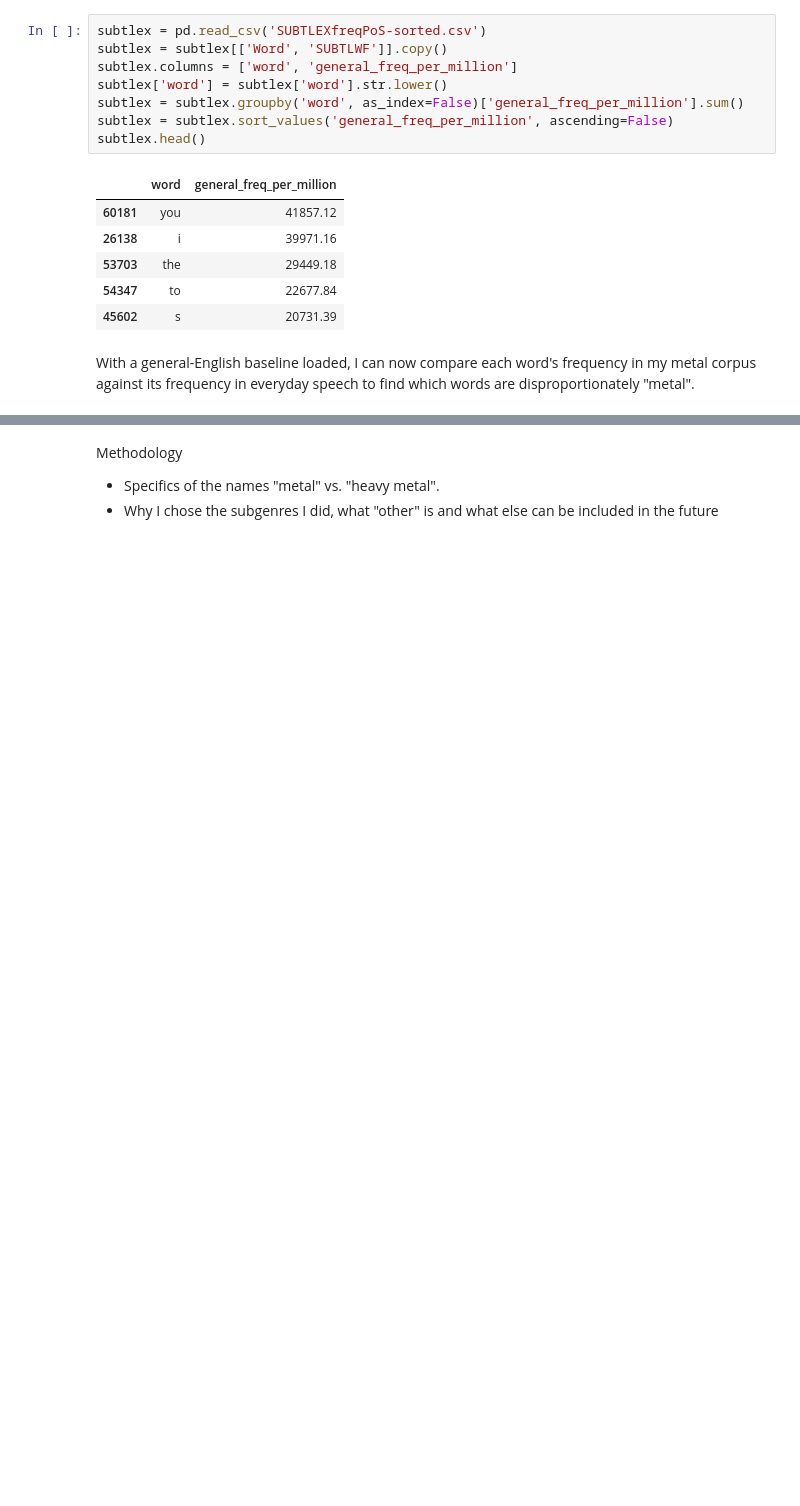
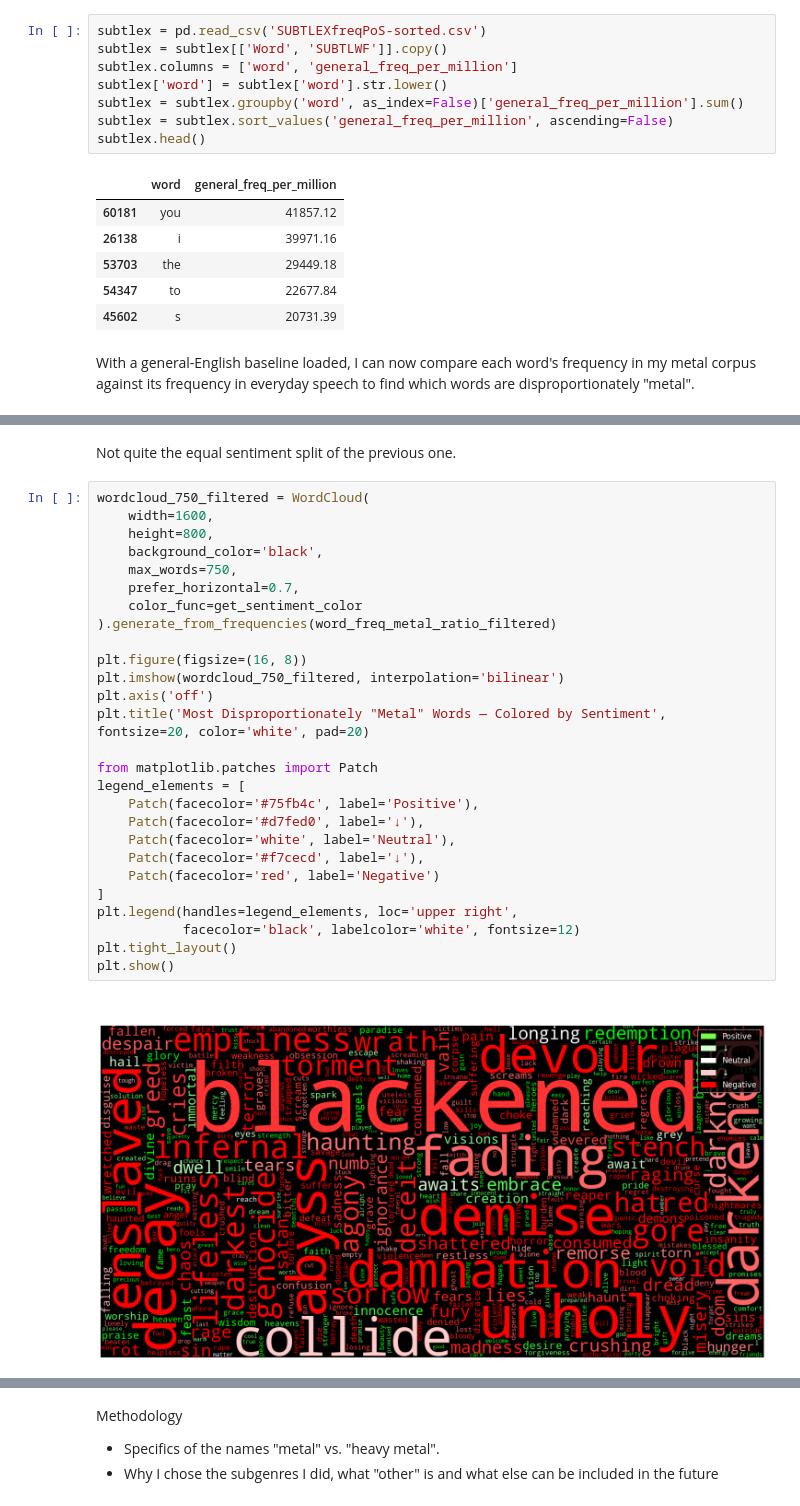
Before and after one commit to wanderson33245/The-Metal-Corpus, a Jupyter notebook: The Metal Corpus.ipynb, the cells around one changed output, grey strips where cells are left out. Drawn from its saved outputs; the diff is of its cells as text; blank space fills up the shorter version.

```diff
--- a/The Metal Corpus.ipynb
+++ b/The Metal Corpus.ipynb
@@ -770,0 +888,31 @@ df_metal_vs_general.head(TOP_N)[['word', 'metal_total', 'metal_freq_per_million'
+# %% [markdown]
+Not quite the equal sentiment split of the previous one.
+# %%
+wordcloud_750_filtered = WordCloud(
+    width=1600,
+    height=800,
+    background_color='black',
+    max_words=750,
+    prefer_horizontal=0.7,
+    color_func=get_sentiment_color
+).generate_from_frequencies(word_freq_metal_ratio_filtered)
+
+plt.figure(figsize=(16, 8))
+plt.imshow(wordcloud_750_filtered, interpolation='bilinear')
+plt.axis('off')
+plt.title('Most Disproportionately "Metal" Words — Colored by Sentiment', fontsize=20, color='white', pad=20)
+
+from matplotlib.patches import Patch
+legend_elements = [
+    Patch(facecolor='#75fb4c', label='Positive'),
+    Patch(facecolor='#d7fed0', label='↓'),
+    Patch(facecolor='white', label='Neutral'),
+    Patch(facecolor='#f7cecd', label='↓'),
+    Patch(facecolor='red', label='Negative')
+]
+plt.legend(handles=legend_elements, loc='upper right',
+           facecolor='black', labelcolor='white', fontsize=12)
+plt.tight_layout()
+plt.show()
+# %% [output]
+[figure, added]
```
Also changed, not shown: parts of 9 cells of this notebook.
